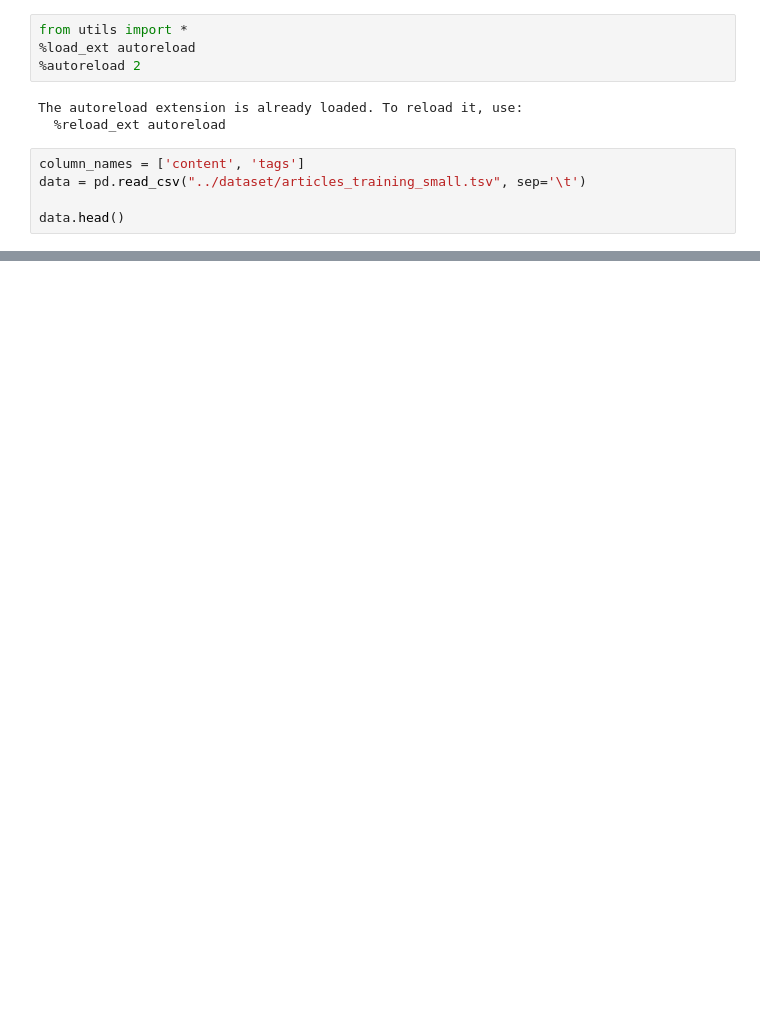
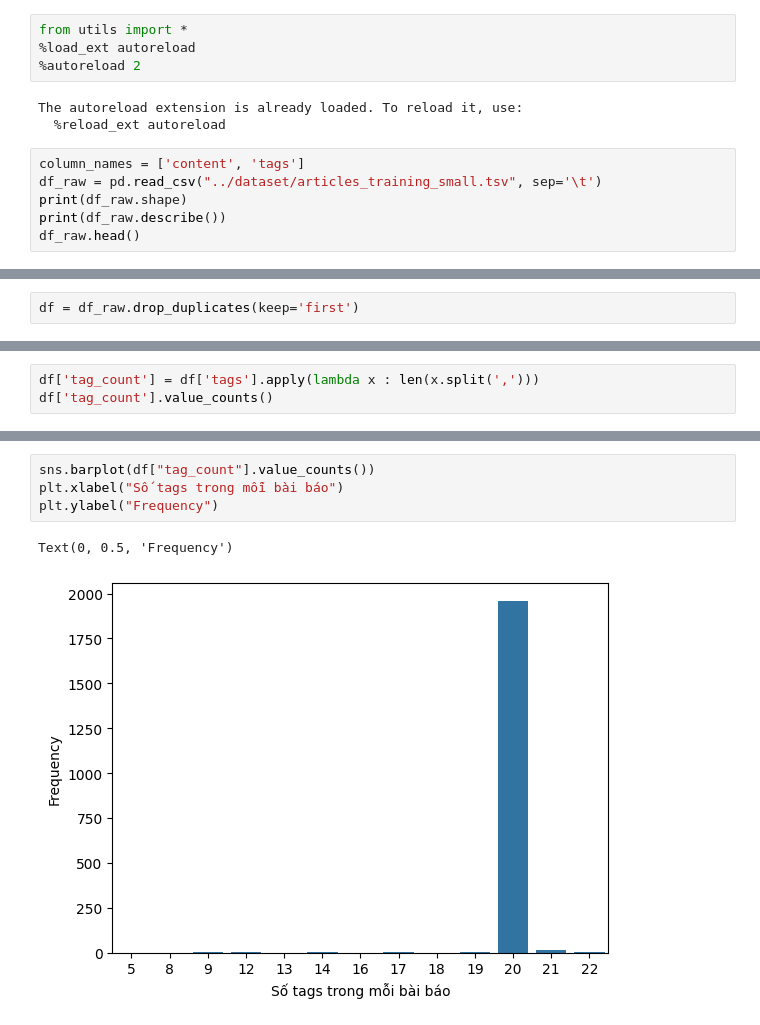
Before and after one commit to pknguyen2704/Domain-Driver-Data-Mining, a Jupyter notebook: model/analysis.ipynb, the cells around one changed output, grey strips where cells are left out. Cells and saved outputs as stored; diff of their text form; blank space fills up the shorter version.

Commit message:
Update first method

```diff
--- a/model/analysis.ipynb
+++ b/model/analysis.ipynb
@@ -13,7 +13,8 @@ The autoreload extension is already loaded. To reload it, use:
   %reload_ext autoreload
 # %%
 column_names = ['content', 'tags']
-data = pd.read_csv("../dataset/articles_training_small.tsv", sep='\t')
-
-data.head()
+df_raw = pd.read_csv("../dataset/articles_training_small.tsv", sep='\t')
+print(df_raw.shape)
+print(df_raw.describe())
+df_raw.head()
 # %% [output]
@@ -25,0 +53,2 @@ data.head()
+# %%
+df = df_raw.drop_duplicates(keep='first')
@@ -25,0 +78,3 @@ data.head()
+# %%
+df['tag_count'] = df['tags'].apply(lambda x : len(x.split(',')))
+df['tag_count'].value_counts()
@@ -25,0 +119,7 @@ data.head()
+# %%
+sns.barplot(df["tag_count"].value_counts())
+plt.xlabel("Số tags trong mỗi bài báo")
+plt.ylabel("Frequency")
+# %% [output]
+Text(0, 0.5, 'Frequency')
+[figure, added]
```
Also changed, not shown: parts of 55 cells of this notebook, 2 other files.
